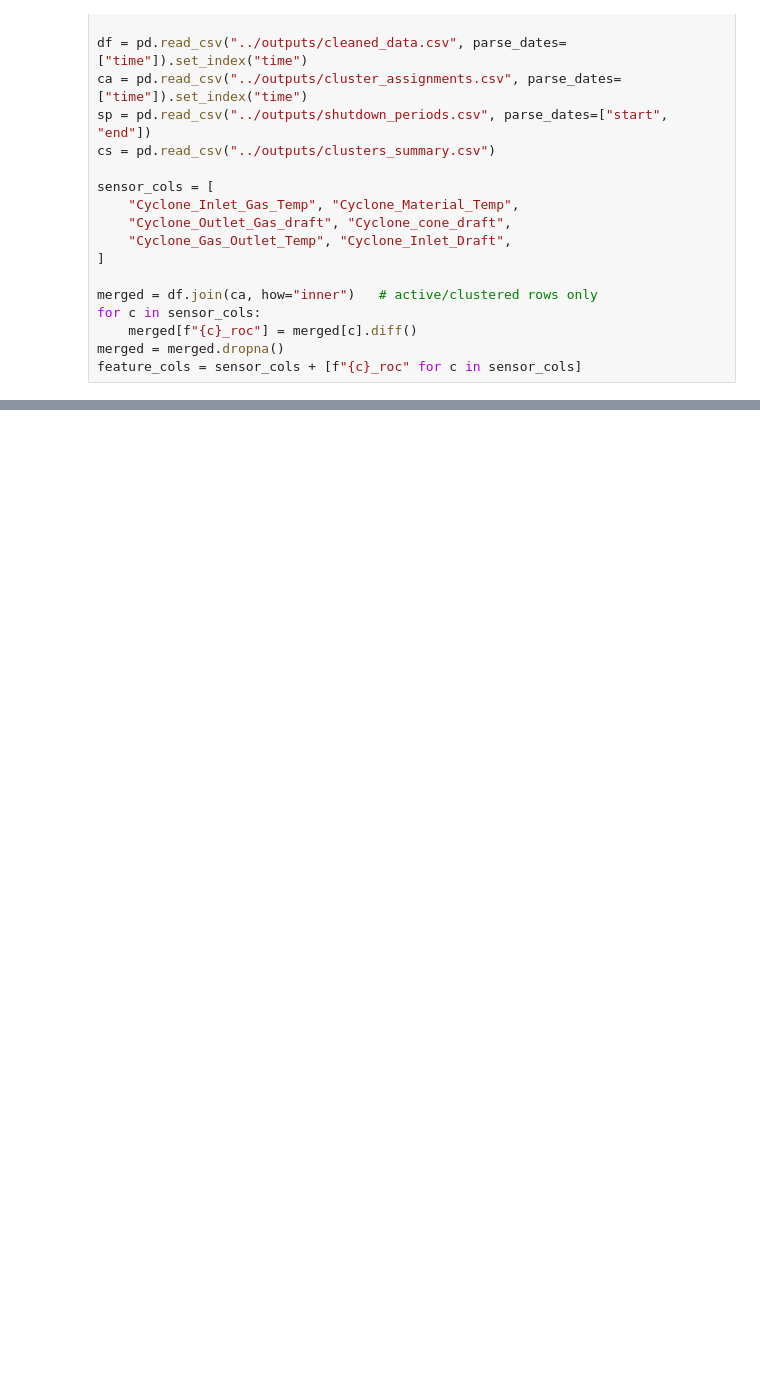
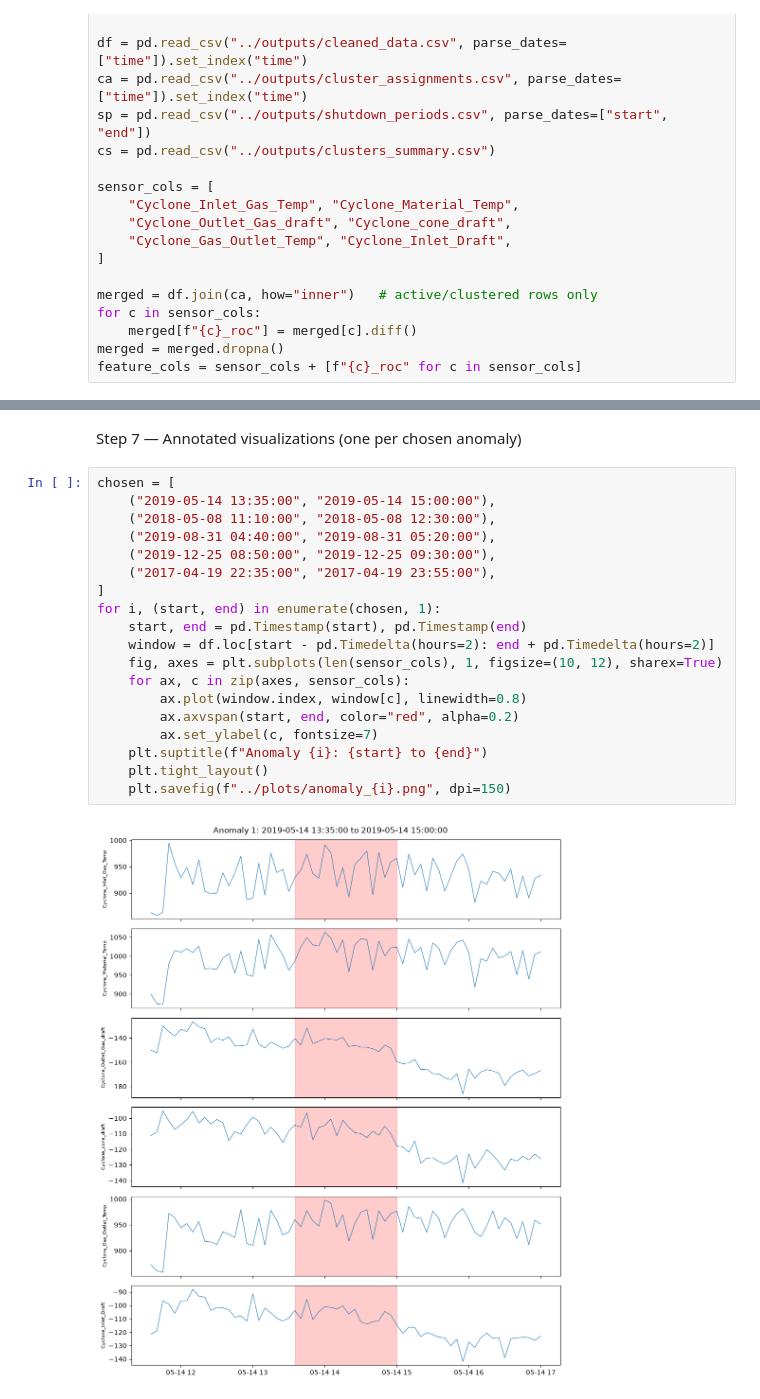
Before and after one commit to sripilla/cyclone-sensor-rag-system, a Jupyter notebook: Task1/notebooks/task1_analysis.ipynb, the cells around one changed output, grey strips where cells are left out. Saved outputs shown, nothing was run; the diff lists cells and outputs as text; blank space fills up the shorter version.

Commit message:
Continue Phase 4 anomaly detection implementation

```diff
--- a/Task1/notebooks/task1_analysis.ipynb
+++ b/Task1/notebooks/task1_analysis.ipynb
@@ -518,0 +627,23 @@ feature_cols = sensor_cols + [f"{c}_roc" for c in sensor_cols]
+# %% [markdown]
+Step 7 — Annotated visualizations (one per chosen anomaly)
+# %%
+chosen = [
+    ("2019-05-14 13:35:00", "2019-05-14 15:00:00"),
+    ("2018-05-08 11:10:00", "2018-05-08 12:30:00"),
+    ("2019-08-31 04:40:00", "2019-08-31 05:20:00"),
+    ("2019-12-25 08:50:00", "2019-12-25 09:30:00"),
+    ("2017-04-19 22:35:00", "2017-04-19 23:55:00"),
+]
+for i, (start, end) in enumerate(chosen, 1):
+    start, end = pd.Timestamp(start), pd.Timestamp(end)
+    window = df.loc[start - pd.Timedelta(hours=2): end + pd.Timedelta(hours=2)]
+    fig, axes = plt.subplots(len(sensor_cols), 1, figsize=(10, 12), sharex=True)
+    for ax, c in zip(axes, sensor_cols):
+        ax.plot(window.index, window[c], linewidth=0.8)
+        ax.axvspan(start, end, color="red", alpha=0.2)
+        ax.set_ylabel(c, fontsize=7)
+    plt.suptitle(f"Anomaly {i}: {start} to {end}")
+    plt.tight_layout()
+    plt.savefig(f"../plots/anomaly_{i}.png", dpi=150)
+# %% [output]
+[figure, added]
```
Also changed, not shown: parts of 10 cells of this notebook.
